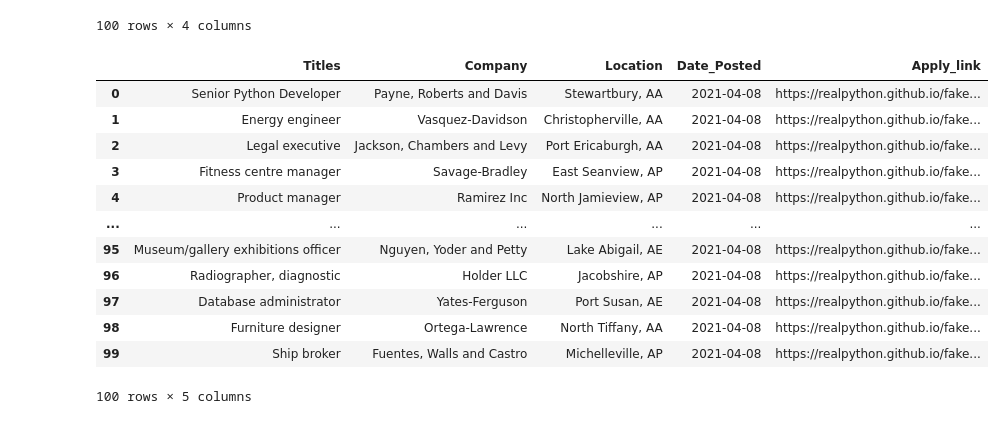
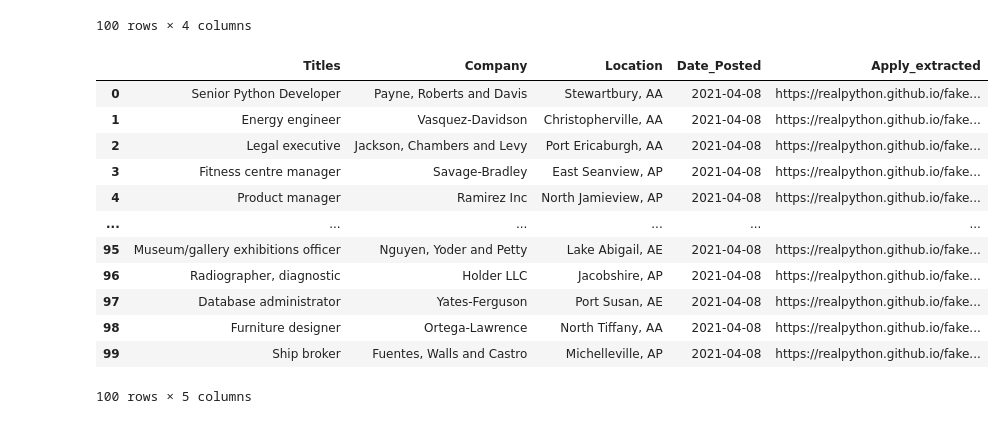
Before and after one commit to NSS-Data-Analytics-Cohort-16/da16-webscraping-janvimehendale, a Jupyter notebook: notebooks/readme_one.ipynb, the cells around one changed output. Cells and saved outputs as stored; diff of their text form; code cells hidden in the pictures.

```diff
--- a/notebooks/readme_one.ipynb
+++ b/notebooks/readme_one.ipynb
@@ -254,13 +254,13 @@ df
 # %%
 
 url_all = soup.findAll('a', class_= "card-footer-item", string="Apply")
 #url_all
 links_apply = [url.get('href') for url in url_all]
 #links_apply
-df["Apply_link"] = links_apply
+df["Apply_extracted"] = links_apply
 df
 # %% [output]
-|  | Titles | Company | Location | Date_Posted | Apply_link |
+|  | Titles | Company | Location | Date_Posted | Apply_extracted |
 | 0 | Senior Python Developer | Payne, Roberts and Davis | Stewartbury, AA | 2021-04-08 | https://realpython.github.io/fake... |
 | 1 | Energy engineer | Vasquez-Davidson | Christopherville, AA | 2021-04-08 | https://realpython.github.io/fake... |
 | 2 | Legal executive | Jackson, Chambers and Levy | Port Ericaburgh, AA | 2021-04-08 | https://realpython.github.io/fake... |
```
Also changed, not shown: parts of 5 cells of this notebook.
